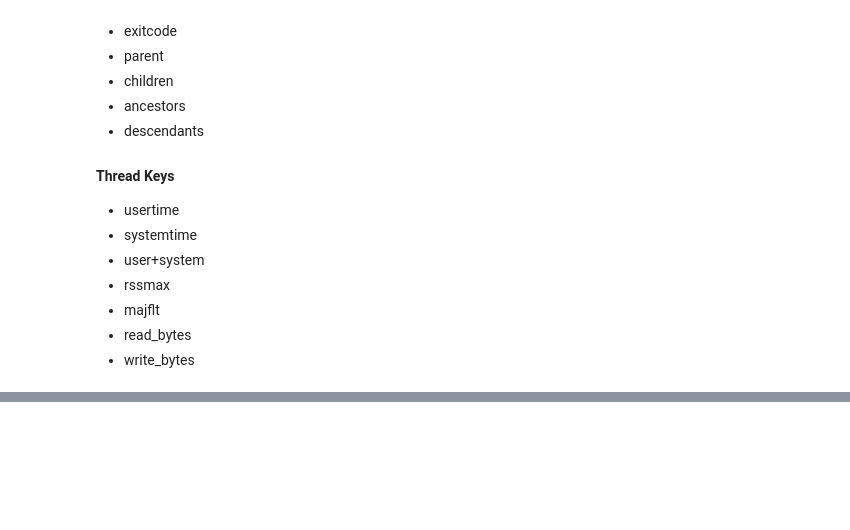
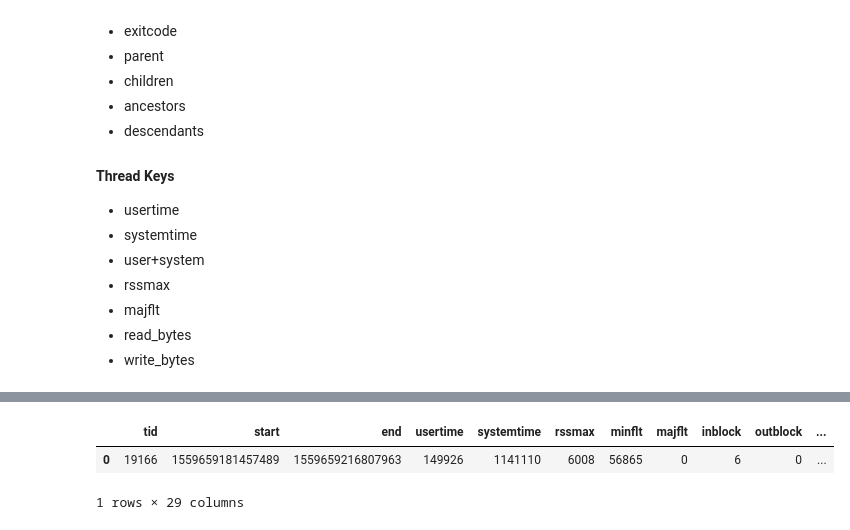
Before and after one commit to ilaflott/epmt, a Jupyter notebook: Query-API.ipynb, the cells around one changed output, grey strips where cells are left out. Saved outputs shown, nothing was run; the diff lists cells and outputs as text; code cells hidden in the pictures; blank space fills up the shorter version.

```diff
--- a/Query-API.ipynb
+++ b/Query-API.ipynb
@@ -175,0 +267,6 @@ Below are some of the most useful keys in no particular order:
+# %%
+# now let's walk through the process tree. To make this easy, we use the 'orm' format
+# let's sort the processes by exclusive cpu time
+# You will get a sorted list of ORM objects, let's see the top 10
+procs = eq.get_procs(['18431'], order = 'desc(p.exclusive_cpu_time)', fmt='orm')[:10]
+procs
@@ -175,0 +284,4 @@ Below are some of the most useful keys in no particular order:
+# %%
+# lets pick up the first
+p = procs[0]
+p
@@ -175,0 +328,7 @@ Below are some of the most useful keys in no particular order:
+# %%
+# let's get the thread dataframes for p
+eq.get_thread_metrics(p)
+# %% [output]
+|  | tid | start | end | usertime | systemtime | rssmax | minflt | majflt | inblock | outblock | ... |
+| 0 | 19166 | 1559659181457489 | 1559659216807963 | 149926 | 1141110 | 6008 | 56865 | 0 | 6 | 0 | ... |
+1 rows × 29 columns
```
Also changed, not shown: parts of 12 cells of this notebook.
